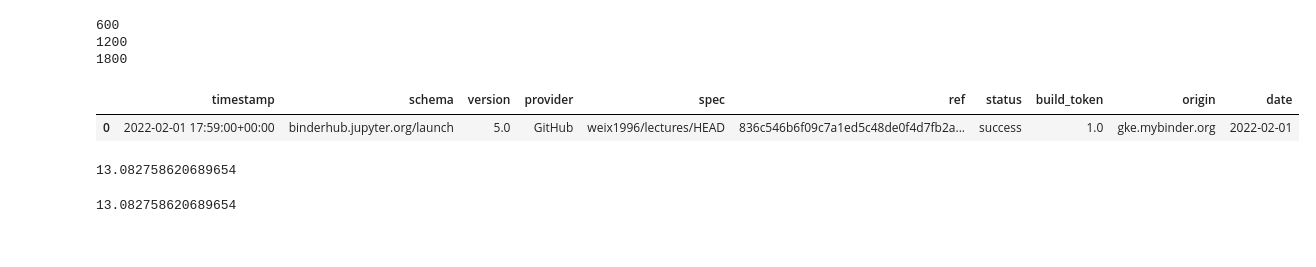
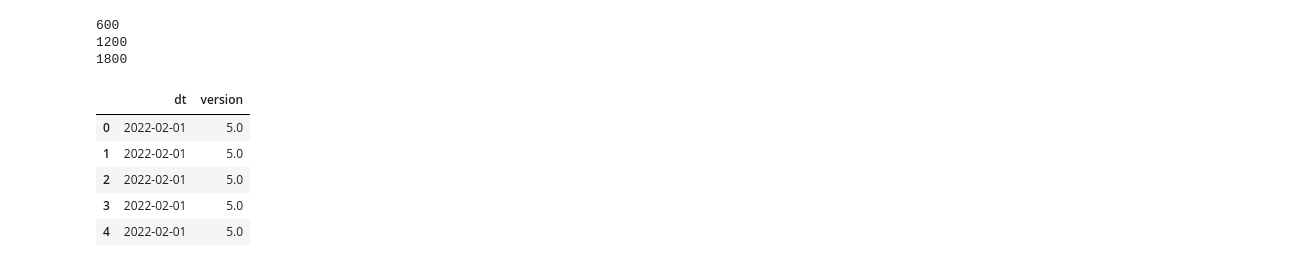
Before and after one commit to dgrinbe/Econ_416_Binder_Access, a Jupyter notebook: How many times prof's binder was accessed.ipynb, the cells around one changed output. Saved outputs shown, nothing was run; the diff lists cells and outputs as text; code cells hidden in the pictures.

```diff
--- a/How many times prof's binder was accessed.ipynb
+++ b/How many times prof's binder was accessed.ipynb
@@ -61,31 +32,24 @@ df.head()
 # %%
 i=0
 date_time_list=[]
 while i<len(df['timestamp']):
     date_time_list.append(df['timestamp'][i][:10])
 
     i=i+1
     if i%600==0:
         print(i)
-dates=pd.to_datetime(date_time_list)
-df['date']=dates
-df.head(1)
+dt=pd.to_datetime(date_time_list)
+df['dt']=dt
+
+df=df[['dt','version']]
+df.head(5)
 # %% [output]
 600
 1200
 1800
-|  | timestamp | schema | version | provider | spec | ref | status | build_token | origin | date |
-| 0 | 2022-02-01 17:59:00+00:00 | binderhub.jupyter.org/launch | 5.0 | GitHub | weix1996/lectures/HEAD | 836c546b6f09c7a1ed5c48de0f4d7fb2a... | success | 1.0 | gke.mybinder.org | 2022-02-01 |
+|  | dt | version |
+| 0 | 2022-02-01 | 5.0 |
+| 1 | 2022-02-01 | 5.0 |
+| 2 | 2022-02-01 | 5.0 |
+| 3 | 2022-02-01 | 5.0 |
+| 4 | 2022-02-01 | 5.0 |
-# %%
-test=df.copy()
-test=(test['date'].value_counts())
-test.sort_index(inplace=True)
-
-test.mean()
-# %% [output]
-13.082758620689654
-# %%
-#test.drop(test.loc['2022-06-15':'2022-08-20'].index,inplace=True)
-test.mean()
-# %% [output]
-13.082758620689654
```
Also changed, not shown: parts of 22 cells of this notebook, 2 other files.
